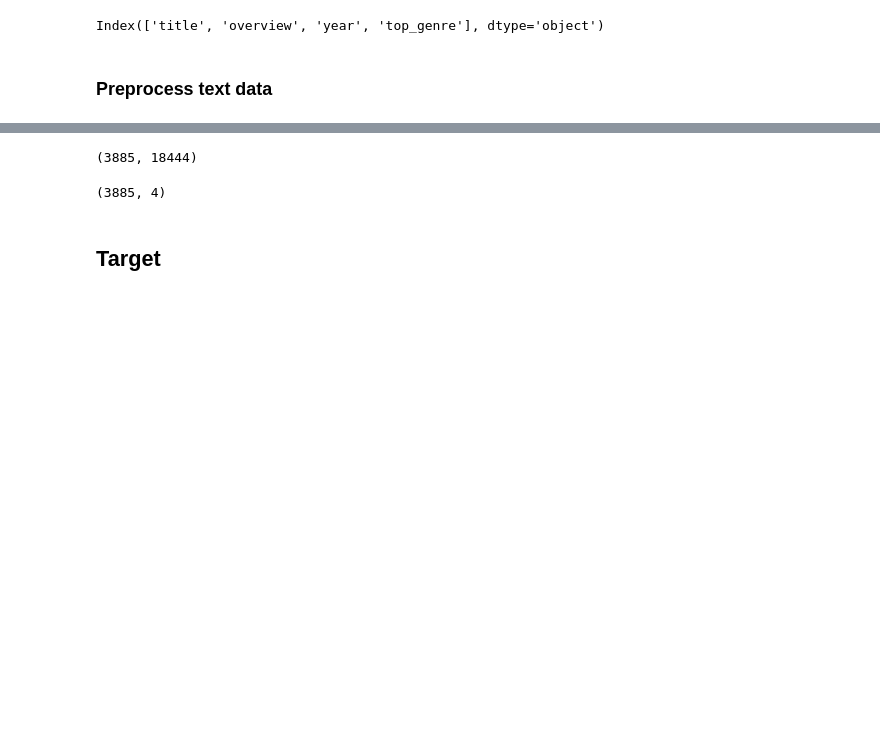
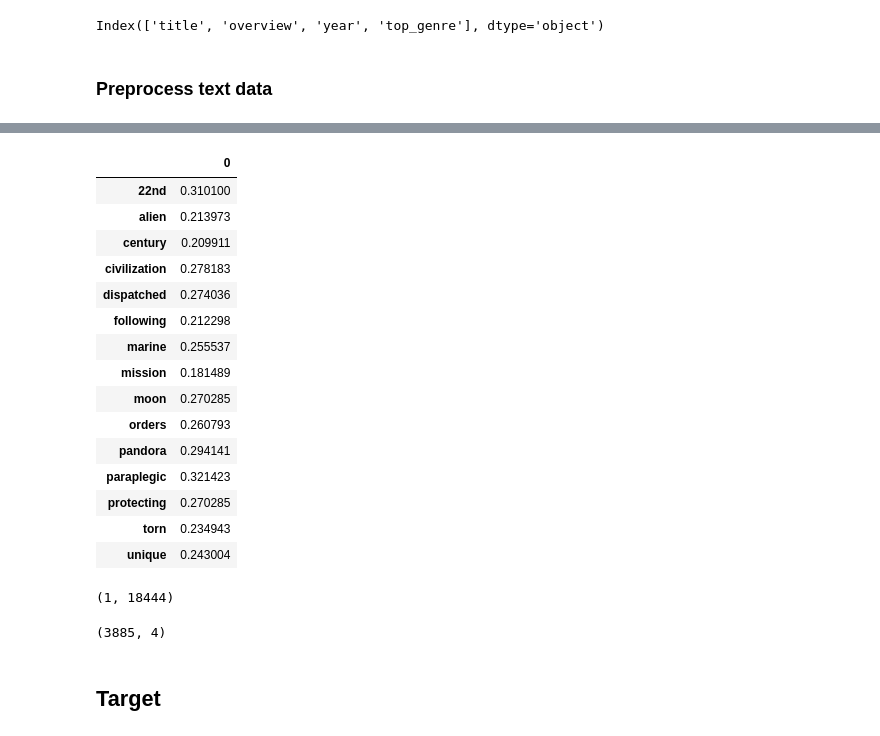
Before and after one commit to plotly-dash-apps/601-nlp-horror-movies, a Jupyter notebook: analysis/random_forest_classifier.ipynb, the cells around one changed output, grey strips where cells are left out. Saved outputs shown, nothing was run; the diff lists cells and outputs as text; code cells hidden in the pictures; blank space fills up the shorter version.

```diff
--- a/analysis/random_forest_classifier.ipynb
+++ b/analysis/random_forest_classifier.ipynb
@@ -113,7 +166,28 @@ word_counts.head(3)
+# %%
+# our example
+example1=word_counts.head(1).T
+example1[example1[0]>0]
+# %% [output]
+|  | 0 |
+| 22nd | 0.310100 |
+| alien | 0.213973 |
+| century | 0.209911 |
+| civilization | 0.278183 |
+| dispatched | 0.274036 |
+| following | 0.212298 |
+| marine | 0.255537 |
+| mission | 0.181489 |
+| moon | 0.270285 |
+| orders | 0.260793 |
+| pandora | 0.294141 |
+| paraplegic | 0.321423 |
+| protecting | 0.270285 |
+| torn | 0.234943 |
+| unique | 0.243004 |
 # %%
-test.shape
+vectorization_example.shape
 # %% [output]
-(3885, 18444)
+(1, 18444)
 # %%
 movies.shape
 # %% [output]
```
Also changed, not shown: parts of 38 cells of this notebook, 5 other files.
